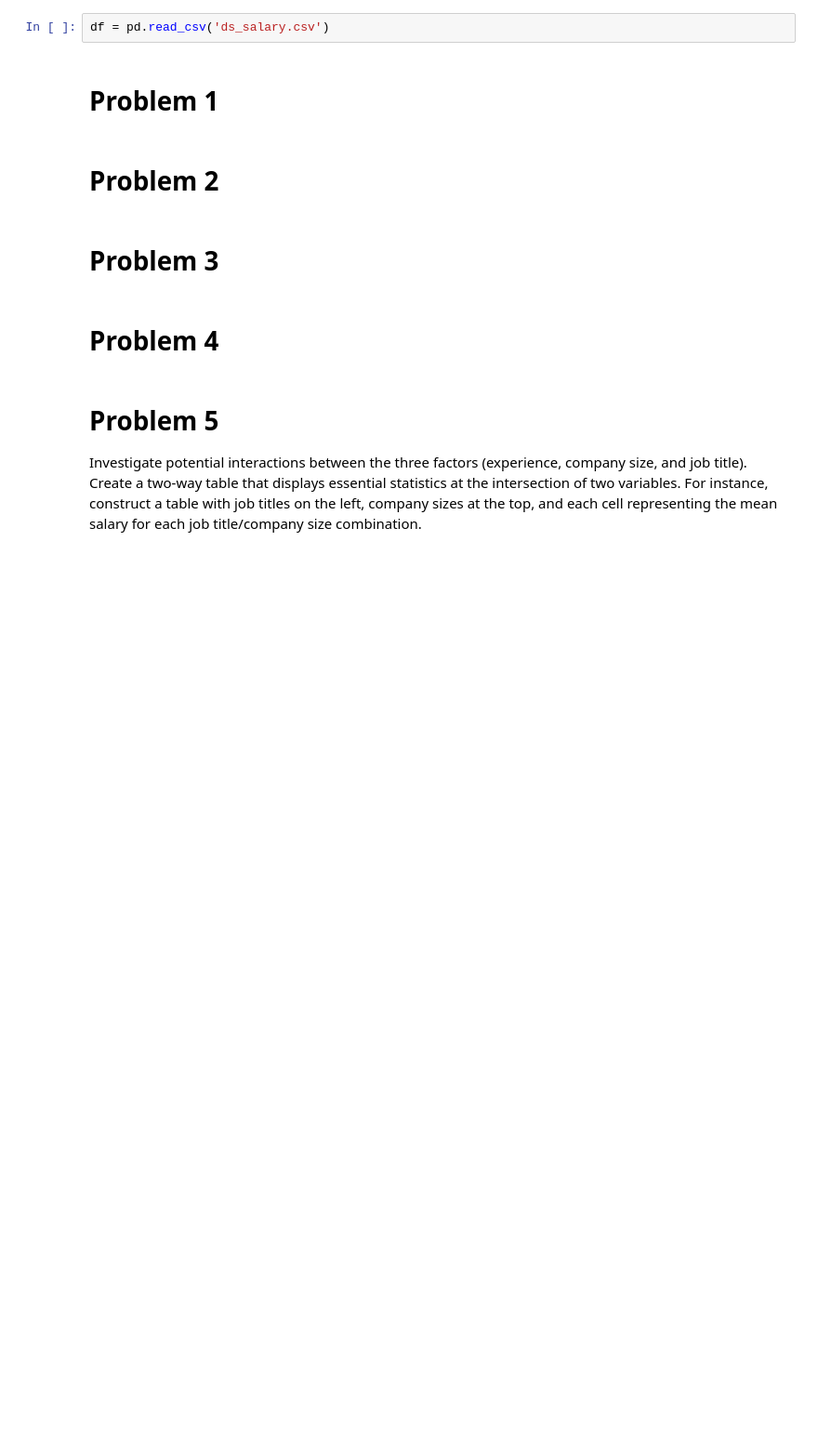
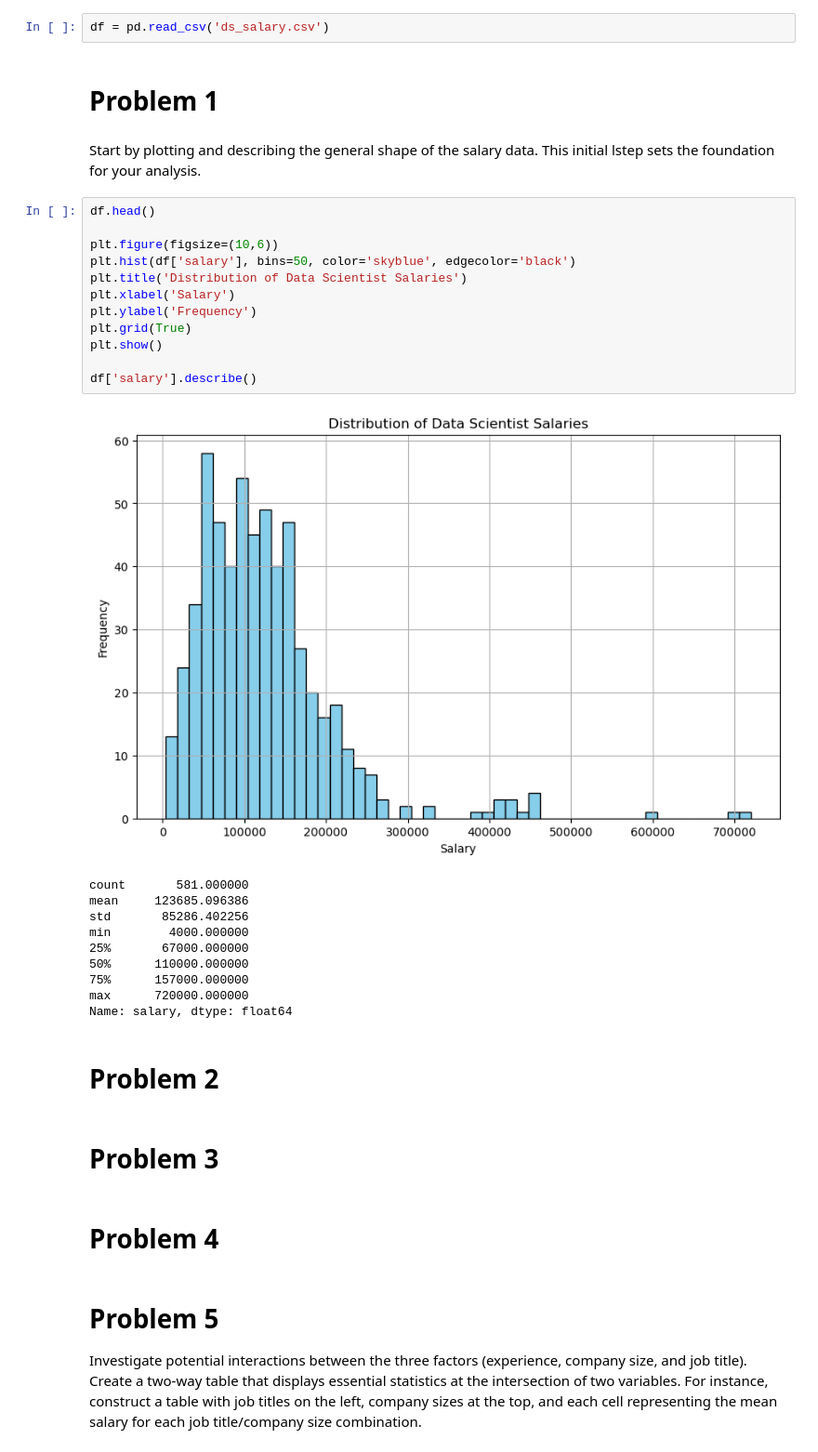
Before and after one commit to stat220/lab-1-chase-cole-grant-noah, a Jupyter notebook: lab1.ipynb, the cells around one changed output. Shown: that part at 93% size. Saved outputs shown, nothing was run; the diff lists cells and outputs as text; blank space fills up the shorter version.

```diff
--- a/lab1.ipynb
+++ b/lab1.ipynb
@@ -4,6 +5,31 @@ import pandas as pd
 df = pd.read_csv('ds_salary.csv')
 # %% [markdown]
 # Problem 1
+# %% [markdown]
+Start by plotting and describing the general shape of the salary data. This initial lstep sets the foundation for your analysis.
+# %%
+df.head()
+
+plt.figure(figsize=(10,6))
+plt.hist(df['salary'], bins=50, color='skyblue', edgecolor='black')
+plt.title('Distribution of Data Scientist Salaries')
+plt.xlabel('Salary')
+plt.ylabel('Frequency')
+plt.grid(True)
+plt.show()
+
+df['salary'].describe()
+# %% [output]
+[figure, added]
+count       581.000000
+mean     123685.096386
+std       85286.402256
+min        4000.000000
+25%       67000.000000
+50%      110000.000000
+75%      157000.000000
+max      720000.000000
+Name: salary, dtype: float64
 # %% [markdown]
 # Problem 2
 # %% [markdown]
```
Also changed, not shown: parts of 1 cell of this notebook.
